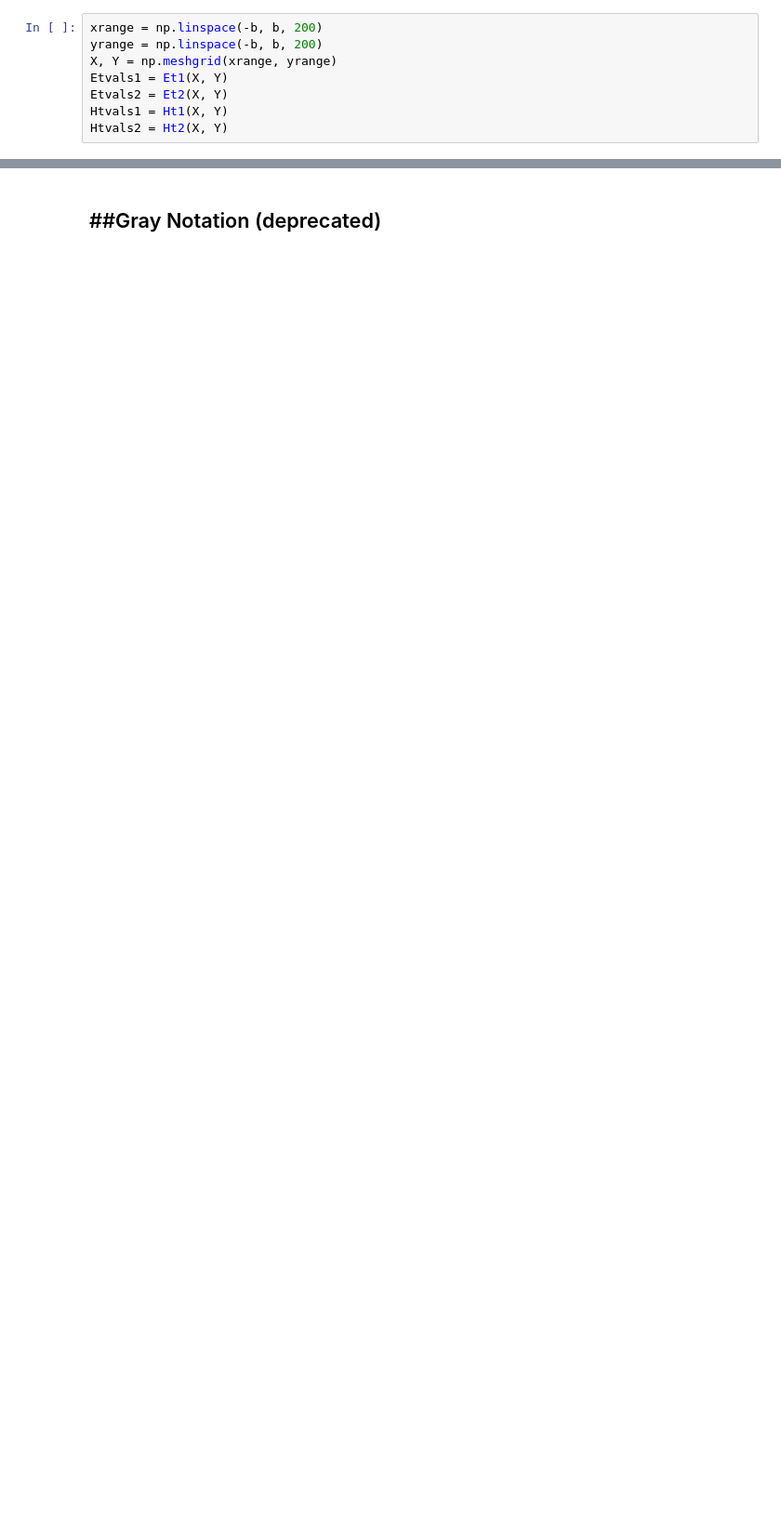
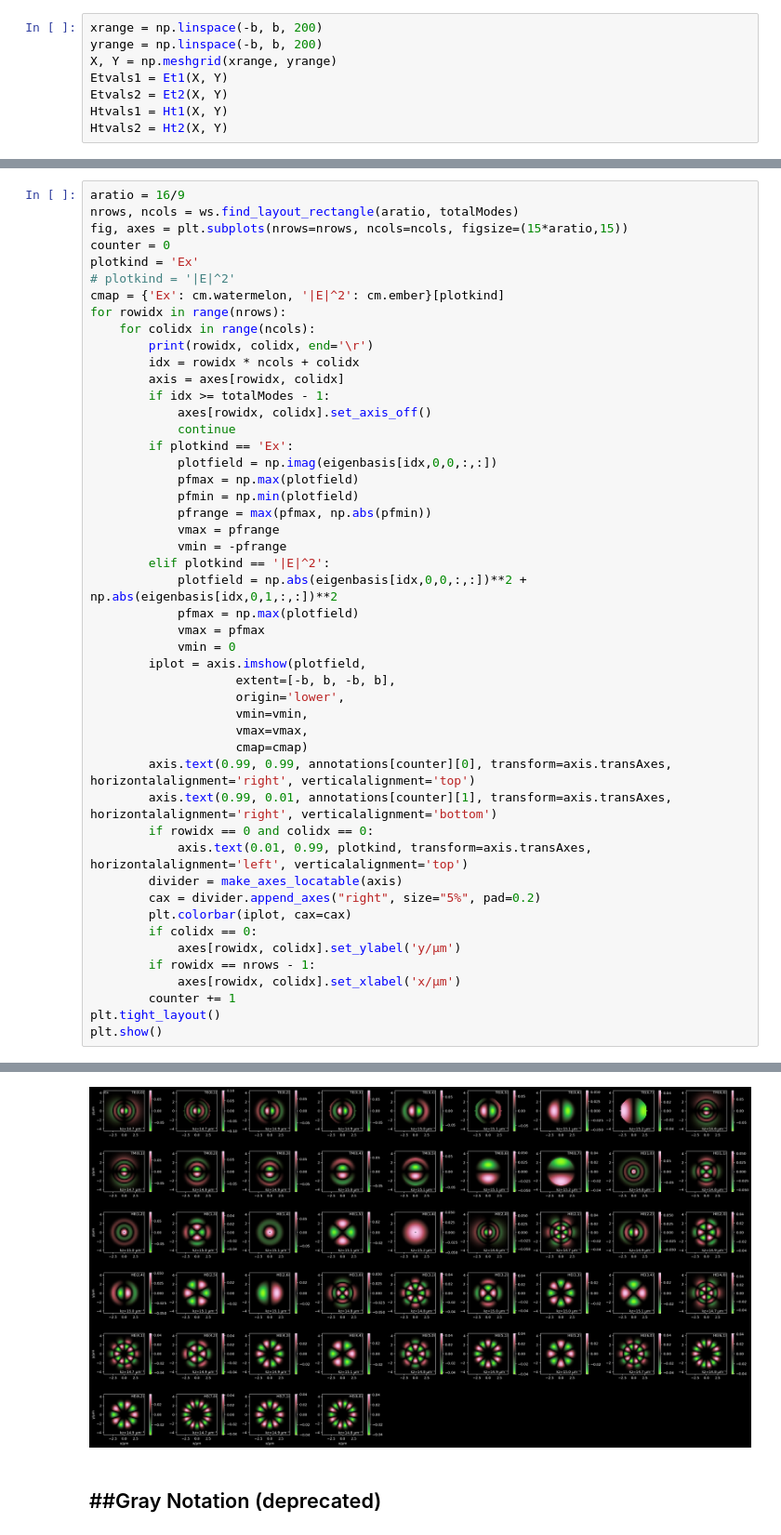
Before and after one commit to zia-lab/wavesight, a Jupyter notebook: wavesight.ipynb, the cells around one changed output, grey strips where cells are left out. Shown at 93% size. Drawn from its saved outputs; the diff is of its cells as text; blank space fills up the shorter version.

```diff
--- a/wavesight.ipynb
+++ b/wavesight.ipynb
@@ -240,0 +649,49 @@ plt.show()
+# %%
+aratio = 16/9
+nrows, ncols = ws.find_layout_rectangle(aratio, totalModes)
+fig, axes = plt.subplots(nrows=nrows, ncols=ncols, figsize=(15*aratio,15))
+counter = 0
+plotkind = 'Ex'
+# plotkind = '|E|^2'
+cmap = {'Ex': cm.watermelon, '|E|^2': cm.ember}[plotkind]
+for rowidx in range(nrows):
+    for colidx in range(ncols):
+        print(rowidx, colidx, end='\r')
+        idx = rowidx * ncols + colidx
+        axis = axes[rowidx, colidx]
+        if idx >= totalModes - 1:
+            axes[rowidx, colidx].set_axis_off()
+            continue
+        if plotkind == 'Ex':
+            plotfield = np.imag(eigenbasis[idx,0,0,:,:])
+            pfmax = np.max(plotfield)
+            pfmin = np.min(plotfield)
+            pfrange = max(pfmax, np.abs(pfmin))
+            vmax = pfrange
+            vmin = -pfrange
+        elif plotkind == '|E|^2':
+            plotfield = np.abs(eigenbasis[idx,0,0,:,:])**2 + np.abs(eigenbasis[idx,0,1,:,:])**2
+            pfmax = np.max(plotfield)
+            vmax = pfmax
+            vmin = 0
+        iplot = axis.imshow(plotfield,
+                    extent=[-b, b, -b, b],
+                    origin='lower',
+                    vmin=vmin,
+                    vmax=vmax,
+                    cmap=cmap)
+        axis.text(0.99, 0.99, annotations[counter][0], transform=axis.transAxes, horizontalalignment='right', verticalalignment='top')
+        axis.text(0.99, 0.01, annotations[counter][1], transform=axis.transAxes, horizontalalignment='right', verticalalignment='bottom')
+        if rowidx == 0 and colidx == 0:
+            axis.text(0.01, 0.99, plotkind, transform=axis.transAxes, horizontalalignment='left', verticalalignment='top')
+        divider = make_axes_locatable(axis)
+        cax = divider.append_axes("right", size="5%", pad=0.2)
+        plt.colorbar(iplot, cax=cax)
+        if colidx == 0:
+            axes[rowidx, colidx].set_ylabel('y/µm')
+        if rowidx == nrows - 1:
+            axes[rowidx, colidx].set_xlabel('x/µm')
+        counter += 1
+plt.tight_layout()
+plt.show()
+# %% [output]
@@ -241,3 +699,4 @@ plt.show()
+[figure, added]
 # %% [markdown]
 ## ##Gray Notation (deprecated)
 # %%
```
Also changed, not shown: parts of 20 cells of this notebook, 4 other files.
